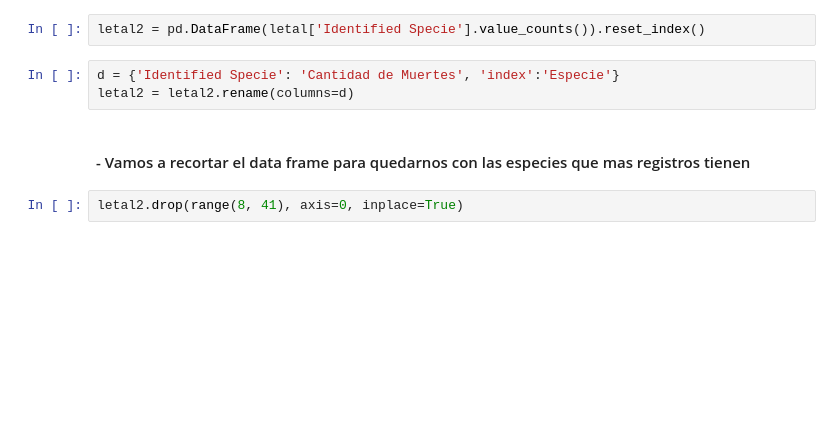
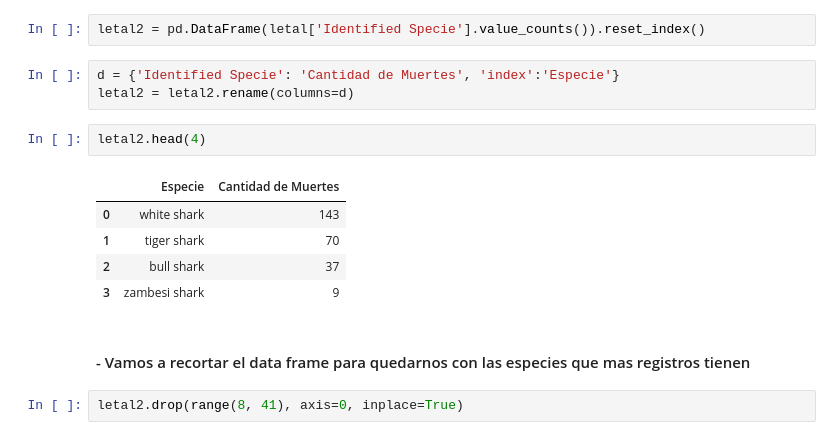
Before and after one commit to JulianTrufero/shark-data-cleaning, a Jupyter notebook: Cleaning.ipynb, the cells around one changed output. Cells and saved outputs as stored; diff of their text form; blank space fills up the shorter version.

```diff
--- a/Cleaning.ipynb
+++ b/Cleaning.ipynb
@@ -179,6 +172,14 @@ letal2 = pd.DataFrame(letal['Identified Specie'].value_counts()).reset_index()
 # %%
 d = {'Identified Specie': 'Cantidad de Muertes', 'index':'Especie'}
 letal2 = letal2.rename(columns=d)
+# %%
+letal2.head(4)
+# %% [output]
+|  | Especie | Cantidad de Muertes |
+| 0 | white shark | 143 |
+| 1 | tiger shark | 70 |
+| 2 | bull shark | 37 |
+| 3 | zambesi shark | 9 |
 # %% [markdown]
 #### - Vamos a recortar el data frame para quedarnos con las especies que mas registros tienen
 # %%
```
Also changed, not shown: parts of 12 cells of this notebook, 2 other files.
